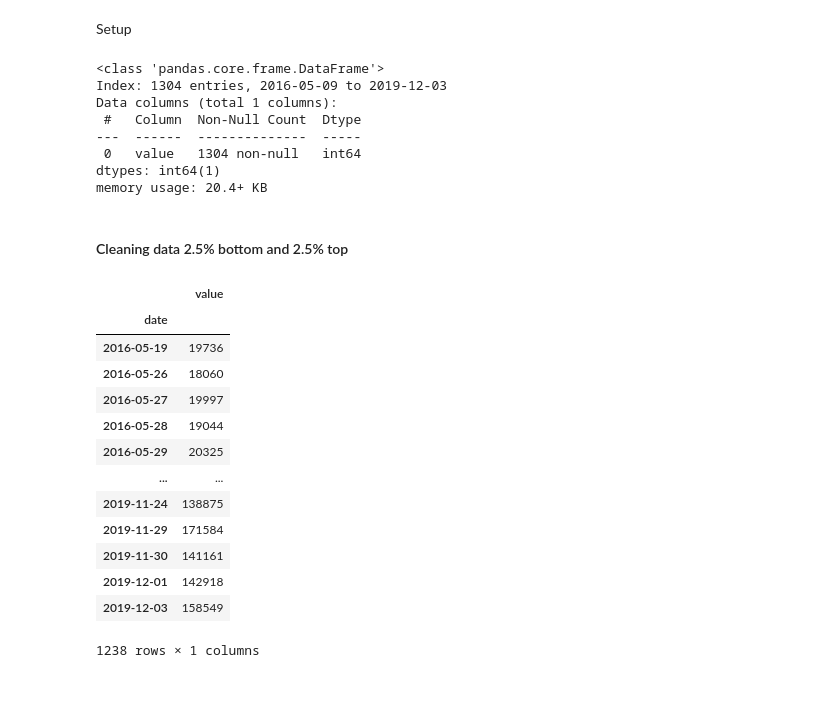
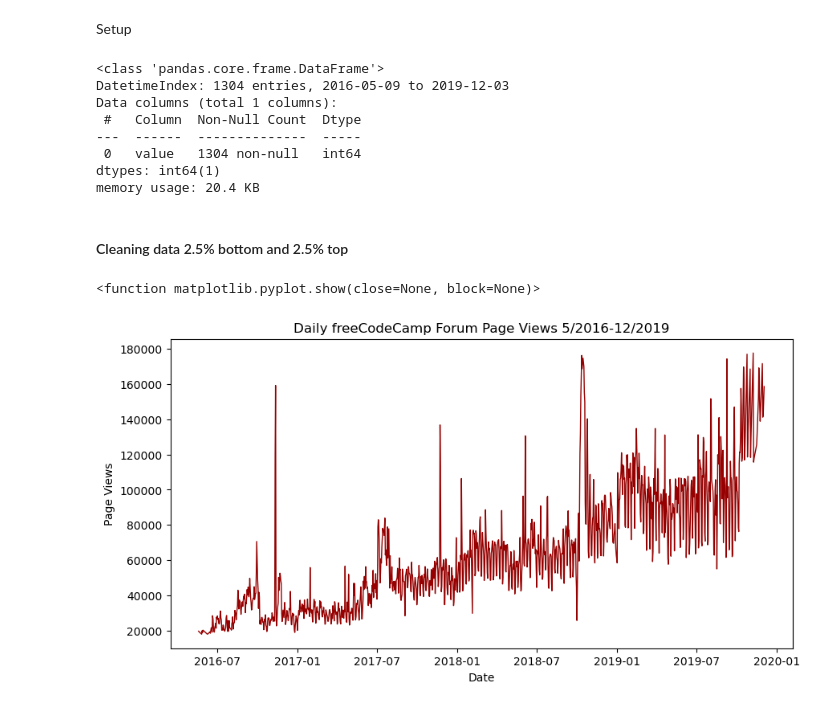
Before and after one commit to kkyouma/page-view-time-series-visualizer, a Jupyter notebook: data-exploring.ipynb, the cells around one changed output. Saved outputs shown, nothing was run; the diff lists cells and outputs as text; code cells hidden in the pictures.

Commit message:
add draw plot

```diff
--- a/data-exploring.ipynb
+++ b/data-exploring.ipynb
@@ -8,36 +8,32 @@ import pandas as pd
 import seaborn as sns
 from pandas.plotting import register_matplotlib_converters
 # %%
-df = pd.read_csv("fcc-forum-pageviews.csv", index_col="date")
+df = pd.read_csv("fcc-forum-pageviews.csv", parse_dates=["date"], index_col="date")
 df.info()
 # %% [output]
 <class 'pandas.core.frame.DataFrame'>
-Index: 1304 entries, 2016-05-09 to 2019-12-03
+DatetimeIndex: 1304 entries, 2016-05-09 to 2019-12-03
 Data columns (total 1 columns):
  #   Column  Non-Null Count  Dtype
 ---  ------  --------------  -----
  0   value   1304 non-null   int64
 dtypes: int64(1)
-memory usage: 20.4+ KB
+memory usage: 20.4 KB
 # %% [markdown]
 #### Cleaning data 2.5% bottom and 2.5% top
 # %%
 mask = (df["value"] >= df["value"].quantile(0.025)) & (
     df["value"] <= df["value"].quantile(0.975)
 )
-df[mask]
+df = df[mask]
-# %% [output]
-|  | value |
-| date |  |
-| 2016-05-19 | 19736 |
-| 2016-05-26 | 18060 |
-| 2016-05-27 | 19997 |
-| 2016-05-28 | 19044 |
-| 2016-05-29 | 20325 |
-| ... | ... |
-| 2019-11-24 | 138875 |
-| 2019-11-29 | 171584 |
-| 2019-11-30 | 141161 |
-| 2019-12-01 | 142918 |
-| 2019-12-03 | 158549 |
-1238 rows × 1 columns
+# %%
+fig, ax = plt.subplots(figsize=(10, 5))
+ax.plot(df.index, df.value, color='#960000', linewidth=1)
+
+ax.set_title("Daily freeCodeCamp Forum Page Views 5/2016-12/2019")
+ax.set_ylabel("Page Views")
+ax.set_xlabel("Date")
+plt.show
+# %% [output]
+<function matplotlib.pyplot.show(close=None, block=None)>
+[figure, added]
```
Also changed, not shown: 1 other file.
